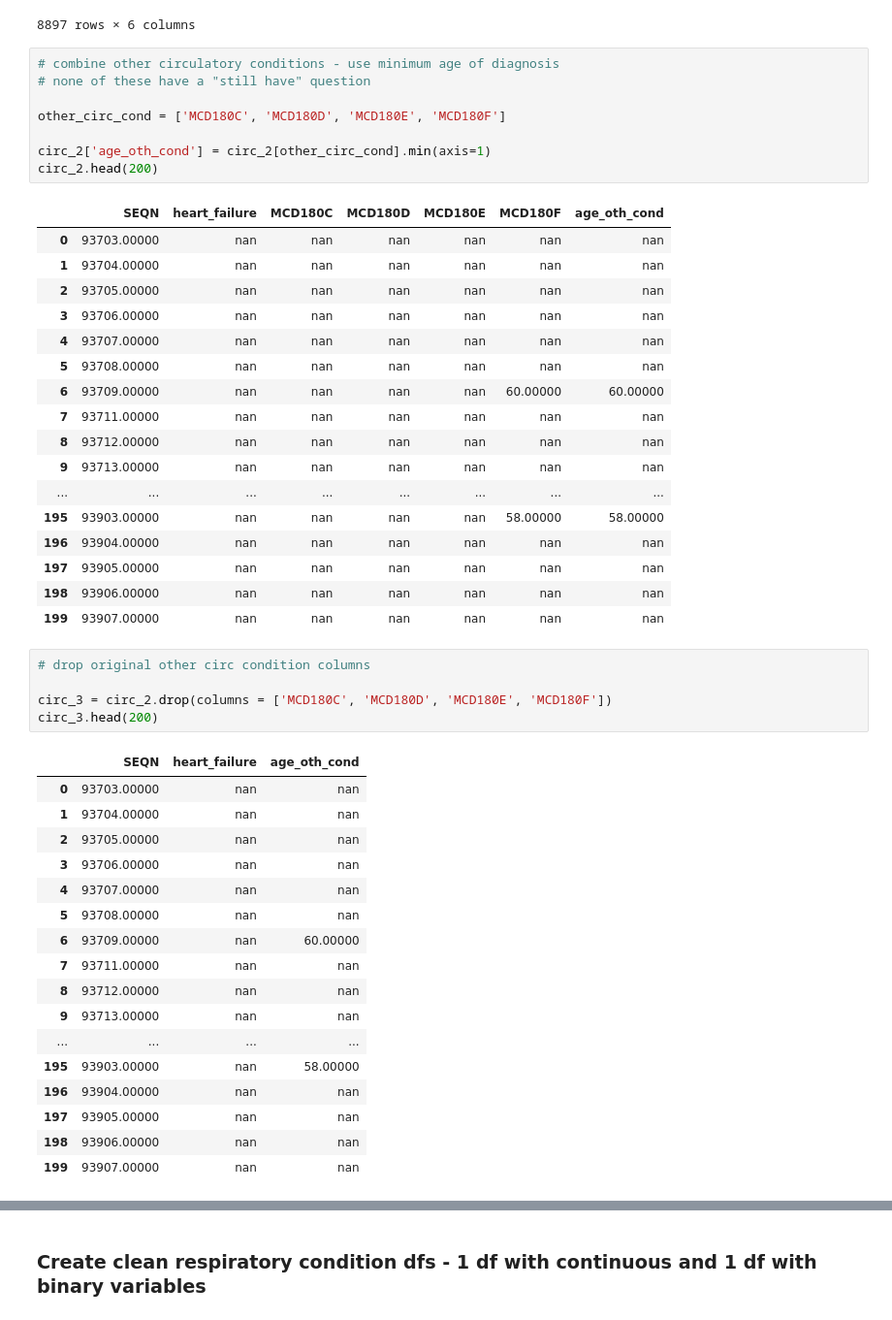
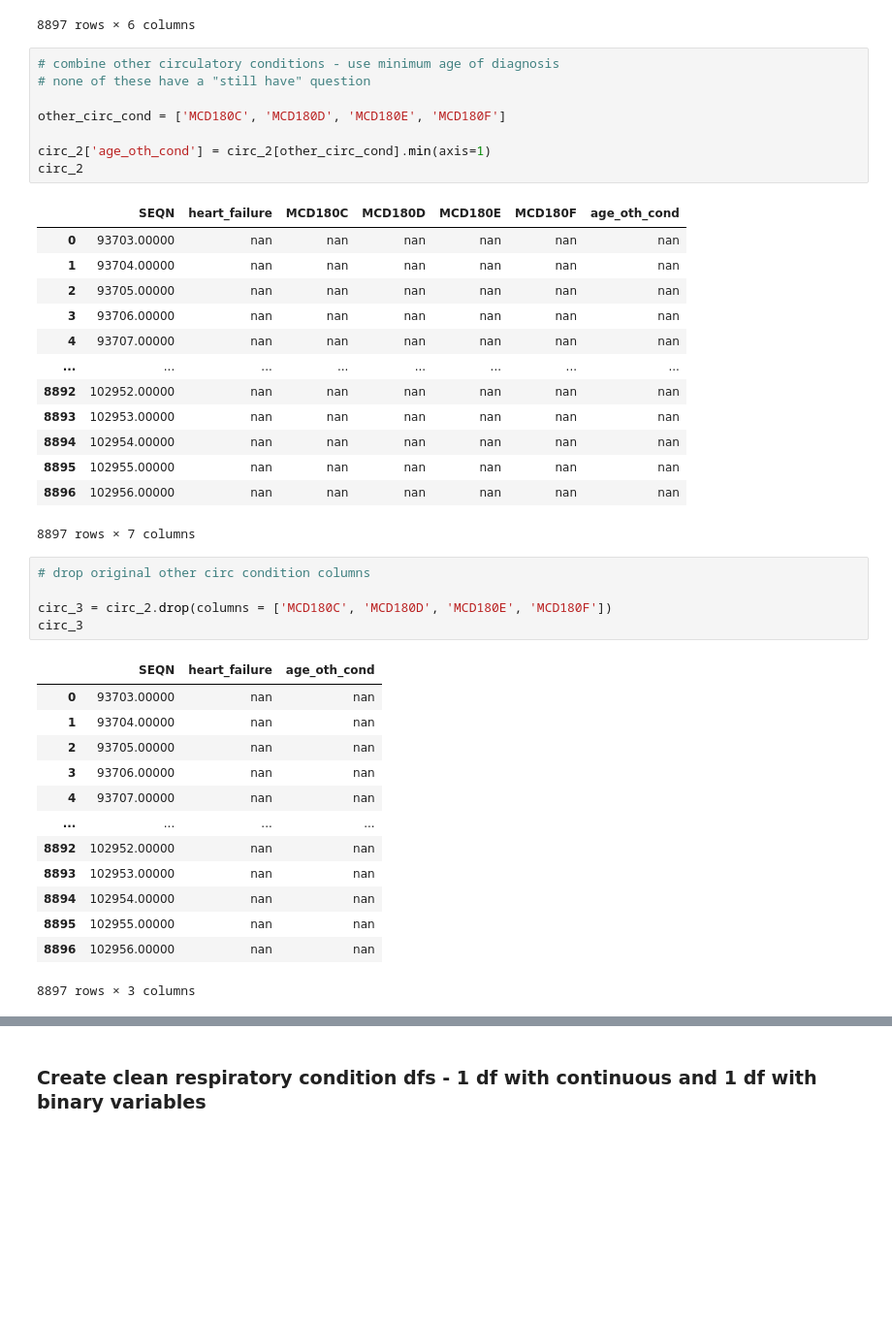
Before and after one commit to lilisbeit/Preventing-Hospitalizations, a Jupyter notebook: data-cleaning-and-feature-engineering.ipynb, the cells around one changed output, grey strips where cells are left out. Shown at 97% size. Cells and saved outputs as stored; diff of their text form; blank space fills up the shorter version.

```diff
--- a/data-cleaning-and-feature-engineering.ipynb
+++ b/data-cleaning-and-feature-engineering.ipynb
@@ -684,34 +682,30 @@ circ_2
 # %%
 # combine other circulatory conditions - use minimum age of diagnosis
 # none of these have a "still have" question
 
 other_circ_cond = ['MCD180C', 'MCD180D', 'MCD180E', 'MCD180F']
 
 circ_2['age_oth_cond'] = circ_2[other_circ_cond].min(axis=1)
-circ_2.head(200)
+circ_2
 # %% [output]
 |  | SEQN | heart_failure | MCD180C | MCD180D | MCD180E | MCD180F | age_oth_cond |
 | 0 | 93703.00000 | nan | nan | nan | nan | nan | nan |
 | 1 | 93704.00000 | nan | nan | nan | nan | nan | nan |
 | 2 | 93705.00000 | nan | nan | nan | nan | nan | nan |
 | 3 | 93706.00000 | nan | nan | nan | nan | nan | nan |
 | 4 | 93707.00000 | nan | nan | nan | nan | nan | nan |
-| 5 | 93708.00000 | nan | nan | nan | nan | nan | nan |
-| 6 | 93709.00000 | nan | nan | nan | nan | 60.00000 | 60.00000 |
-| 7 | 93711.00000 | nan | nan | nan | nan | nan | nan |
-| 8 | 93712.00000 | nan | nan | nan | nan | nan | nan |
-| 9 | 93713.00000 | nan | nan | nan | nan | nan | nan |
 | ... | ... | ... | ... | ... | ... | ... | ... |
-| 195 | 93903.00000 | nan | nan | nan | nan | 58.00000 | 58.00000 |
-| 196 | 93904.00000 | nan | nan | nan | nan | nan | nan |
-| 197 | 93905.00000 | nan | nan | nan | nan | nan | nan |
-| 198 | 93906.00000 | nan | nan | nan | nan | nan | nan |
-| 199 | 93907.00000 | nan | nan | nan | nan | nan | nan |
+| 8892 | 102952.00000 | nan | nan | nan | nan | nan | nan |
+| 8893 | 102953.00000 | nan | nan | nan | nan | nan | nan |
+| 8894 | 102954.00000 | nan | nan | nan | nan | nan | nan |
+| 8895 | 102955.00000 | nan | nan | nan | nan | nan | nan |
+| 8896 | 102956.00000 | nan | nan | nan | nan | nan | nan |
+8897 rows × 7 columns
 # %%
 # drop original other circ condition columns
 
 circ_3 = circ_2.drop(columns = ['MCD180C', 'MCD180D', 'MCD180E', 'MCD180F'])
-circ_3.head(200)
+circ_3
 # %% [output]
 |  | SEQN | heart_failure | age_oth_cond |
 | 0 | 93703.00000 | nan | nan |
@@ -719,17 +713,13 @@ circ_3.head(200)
 | 2 | 93705.00000 | nan | nan |
 | 3 | 93706.00000 | nan | nan |
 | 4 | 93707.00000 | nan | nan |
-| 5 | 93708.00000 | nan | nan |
-| 6 | 93709.00000 | nan | 60.00000 |
-| 7 | 93711.00000 | nan | nan |
-| 8 | 93712.00000 | nan | nan |
-| 9 | 93713.00000 | nan | nan |
 | ... | ... | ... | ... |
-| 195 | 93903.00000 | nan | 58.00000 |
-| 196 | 93904.00000 | nan | nan |
-| 197 | 93905.00000 | nan | nan |
-| 198 | 93906.00000 | nan | nan |
-| 199 | 93907.00000 | nan | nan |
+| 8892 | 102952.00000 | nan | nan |
+| 8893 | 102953.00000 | nan | nan |
+| 8894 | 102954.00000 | nan | nan |
+| 8895 | 102955.00000 | nan | nan |
+| 8896 | 102956.00000 | nan | nan |
+8897 rows × 3 columns
 # %%
 # get years since diagnosis
 
```
Also changed, not shown: parts of 41 cells of this notebook.
